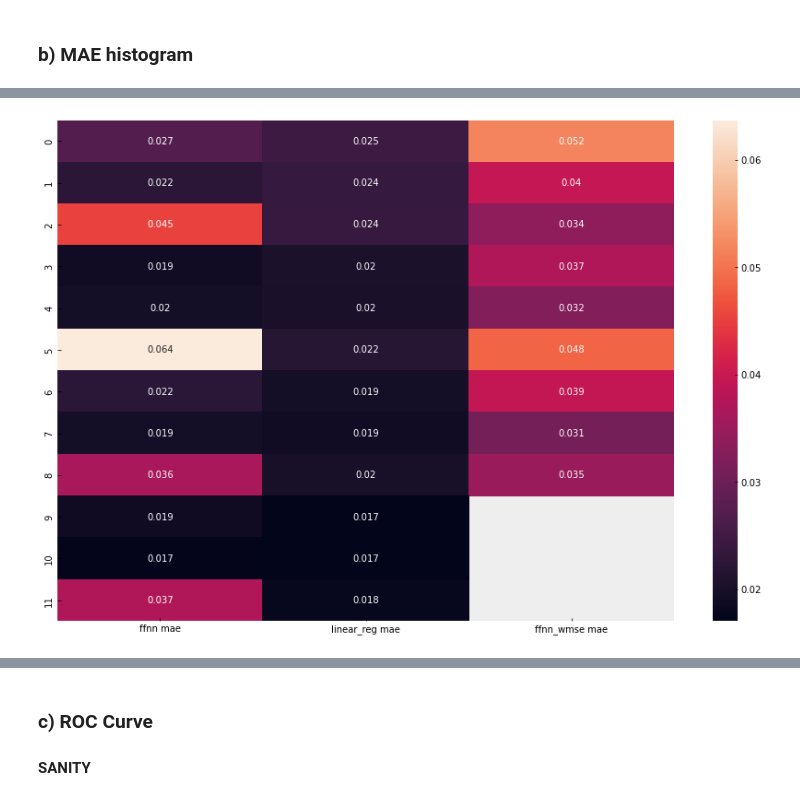
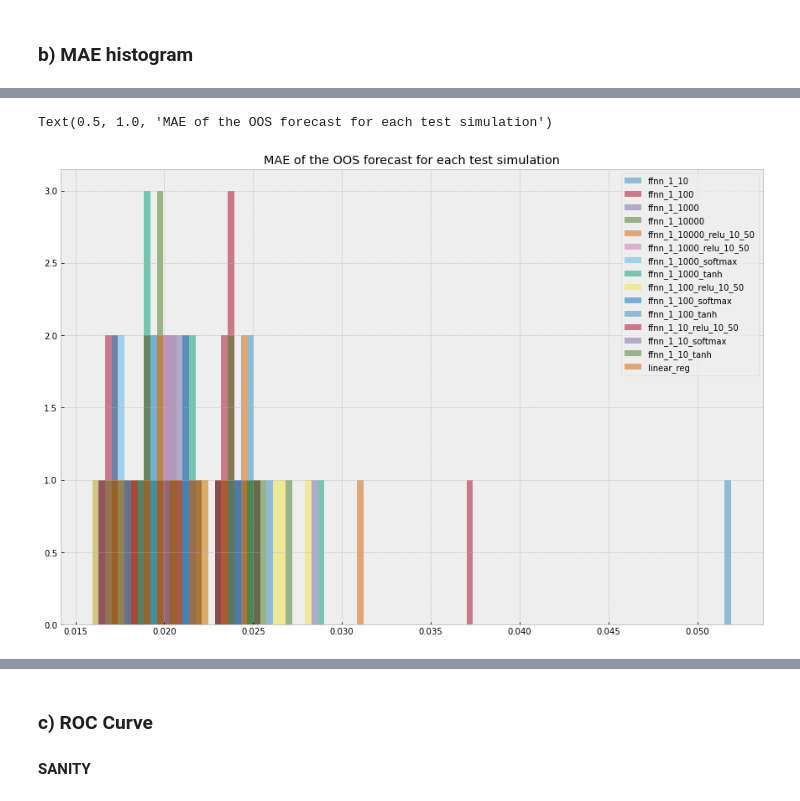
Before and after one commit to dcuoliveira/NN-VAR-Cov-Pred, a Jupyter notebook: src/results_report.ipynb, the cells around one changed output, grey strips where cells are left out. Cells and saved outputs as stored; diff of their text form; code cells hidden in the pictures.

```diff
--- a/src/results_report.ipynb
+++ b/src/results_report.ipynb
@@ -163,0 +137,14 @@ ax = sns.heatmap(hist_mse_df, annot=True)
+# %%
+hist_mse = []
+for model in mse_group_df["model"].unique():
+    tmp_hist_mse = mse_group_df.loc[mse_group_df["model"] == model][["mse"]]
+    tmp_hist_mse.rename(columns={"mse": model}, inplace=True)
+
+    hist_mse.append(tmp_hist_mse.reset_index(drop=True))
+hist_mse_df = pd.concat(hist_mse, axis=1)
+# %%
+bins = np.linspace(hist_mse_df.min().min(), hist_mse_df.max().max(), 100)
+for colname in hist_mse_df.columns:
+    plt.hist(hist_mse_df[colname], bins, alpha=0.5, label=colname)
+plt.legend(loc='upper right')
+plt.title("MSE of the OOS forecast for each test simulation")
@@ -164,22 +182,10 @@ ax = sns.heatmap(hist_mse_df, annot=True)
 # %% [markdown]
 ### b) MAE histogram
 # %%
-ffnn_hist_mae = mae_group_df.loc[mae_group_df["model"]=="ffnn"][["mae"]]
-ffnn_hist_mae.rename(columns={"mae": "ffnn mae"}, inplace=True)
+hist_mae = []
+for model in mae_group_df["model"].unique():
+    tmp_hist_mae = mae_group_df.loc[mae_group_df["model"] == model][["mae"]]
+    tmp_hist_mae.rename(columns={"mae": model}, inplace=True)
 
-linear_reg_hist_mae = mae_group_df.loc[mae_group_df["model"]=="linear_reg"][["mae"]]
-linear_reg_hist_mae.rename(columns={"mae": "linear_reg mae"}, inplace=True)
-
-ffnn_wmse_hist_mae = mae_group_df.loc[mae_group_df["model"]=="ffnn_wmse"][["mae"]]
-ffnn_wmse_hist_mae.rename(columns={"mae": "ffnn_wmse mae"}, inplace=True)
-
-hist_mae_df = pd.concat([ffnn_hist_mae.reset_index(drop=True),
-                         linear_reg_hist_mae.reset_index(drop=True),
-                         ffnn_wmse_hist_mae.reset_index(drop=True)], axis=1)
-
-bins = np.linspace(hist_mae_df.min().min(), hist_mae_df.max().max(), 100)
-plt.hist(hist_mae_df[hist_mae_df.columns[0]], bins, alpha=0.5, label='ffnn')
-plt.hist(hist_mae_df[hist_mae_df.columns[1]], bins, alpha=0.5, label='linear_reg')
-plt.hist(hist_mae_df[hist_mae_df.columns[2]], bins, alpha=0.5, label='ffnn_wmse')
-plt.legend(loc='upper right')
-plt.title("MAE of the OOS forecast for each test simulation")
+    hist_mae.append(tmp_hist_mae.reset_index(drop=True))
+hist_mae_df = pd.concat(hist_mae, axis=1)
@@ -189,4 +192,9 @@ Text(0.5, 1.0, 'MAE of the OOS forecast for each test simulation')
 # %%
-ax = sns.heatmap(hist_mae_df, annot=True)
+bins = np.linspace(hist_mae_df.min().min(), hist_mae_df.max().max(), 100)
+for colname in hist_mae_df.columns:
+    plt.hist(hist_mae_df[colname], bins, alpha=0.5, label=colname)
+plt.legend(loc='upper right')
+plt.title("MAE of the OOS forecast for each test simulation")
 # %% [output]
+Text(0.5, 1.0, 'MAE of the OOS forecast for each test simulation')
-[figure, old version]
+[figure, new version]
```
Also changed, not shown: parts of 10 cells of this notebook.
